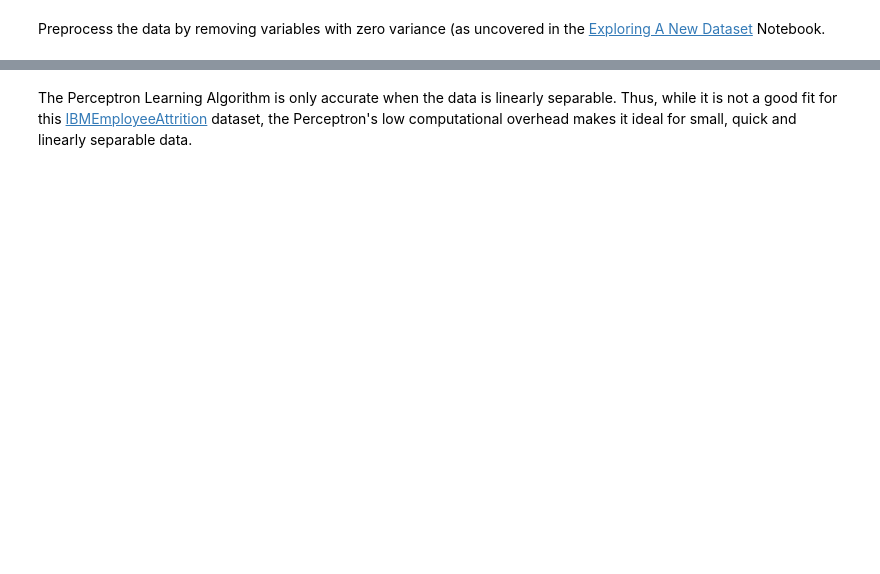
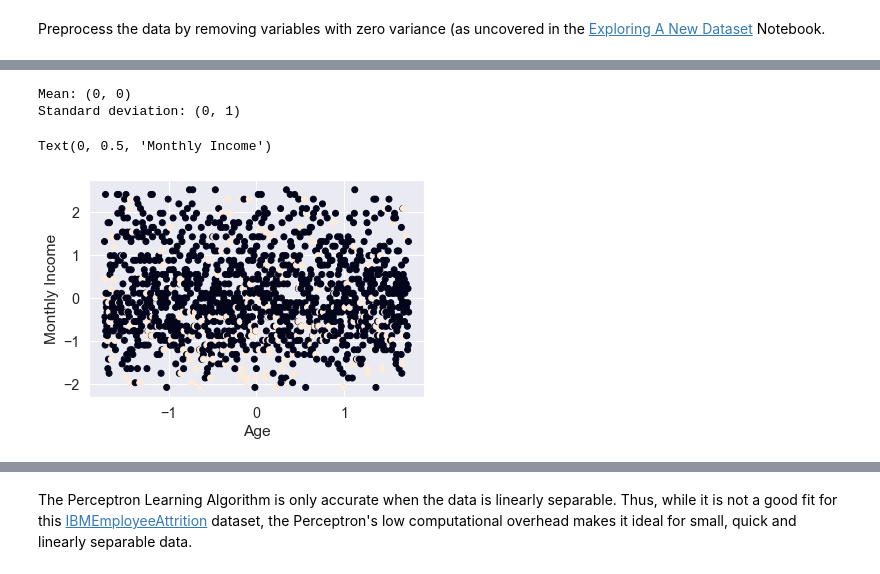
Before and after one commit to Madison-Bunting/INDE-577, a Jupyter notebook: supervised learning/3 - perceptron/Perceptron.ipynb, the cells around one changed output, grey strips where cells are left out. Saved outputs shown, nothing was run; the diff lists cells and outputs as text; code cells hidden in the pictures; blank space fills up the shorter version.

```diff
--- a/supervised learning/3 - perceptron/Perceptron.ipynb
+++ b/supervised learning/3 - perceptron/Perceptron.ipynb
@@ -25,3 +108,6 @@ Preprocess the data by removing variables with zero variance (as uncovered in th
 df.drop('EmployeeCount', axis = 1, inplace = True)
 df.drop('Over18', axis = 1, inplace = True)
 df.drop('StandardHours', axis = 1, inplace = True)
+
+#Replacing Yes/No in the target variable (Attrition) with 1/0
+df['Attrition'] = df['Attrition'].map({'No':0, 'Yes':1})
@@ -126,0 +135,5 @@ Predicted Label:  Stayed
+# %%
+#Selecting features
+X = encoded_df.drop(['Attrition'],axis =1)
+y = encoded_df['Attrition']
+y
@@ -126,0 +153,20 @@ Predicted Label:  Stayed
+# %%
+#Standardizing features
+sc = StandardScaler()
+X = pd.DataFrame(sc.fit_transform(X))
+
+#Confirm the new mean and standard deviation of the dataset
+mean = np.mean(X, axis=0)
+print('Mean: (%d, %d)' % (mean[0], mean[1]))
+standard_deviation = np.std(X, axis=0)
+print('Standard deviation: (%d, %d)' % (standard_deviation[0], standard_deviation[1]))
+# %% [output]
+Mean: (0, 0)
+Standard deviation: (0, 1)
+# %%
+plt.scatter(X.iloc[:, 0], X.iloc[:,1], c=y)
+plt.xlabel('Age')
+plt.ylabel('Monthly Income')
+# %% [output]
+Text(0, 0.5, 'Monthly Income')
+[figure, added]
```
Also changed, not shown: parts of 25 cells of this notebook.
